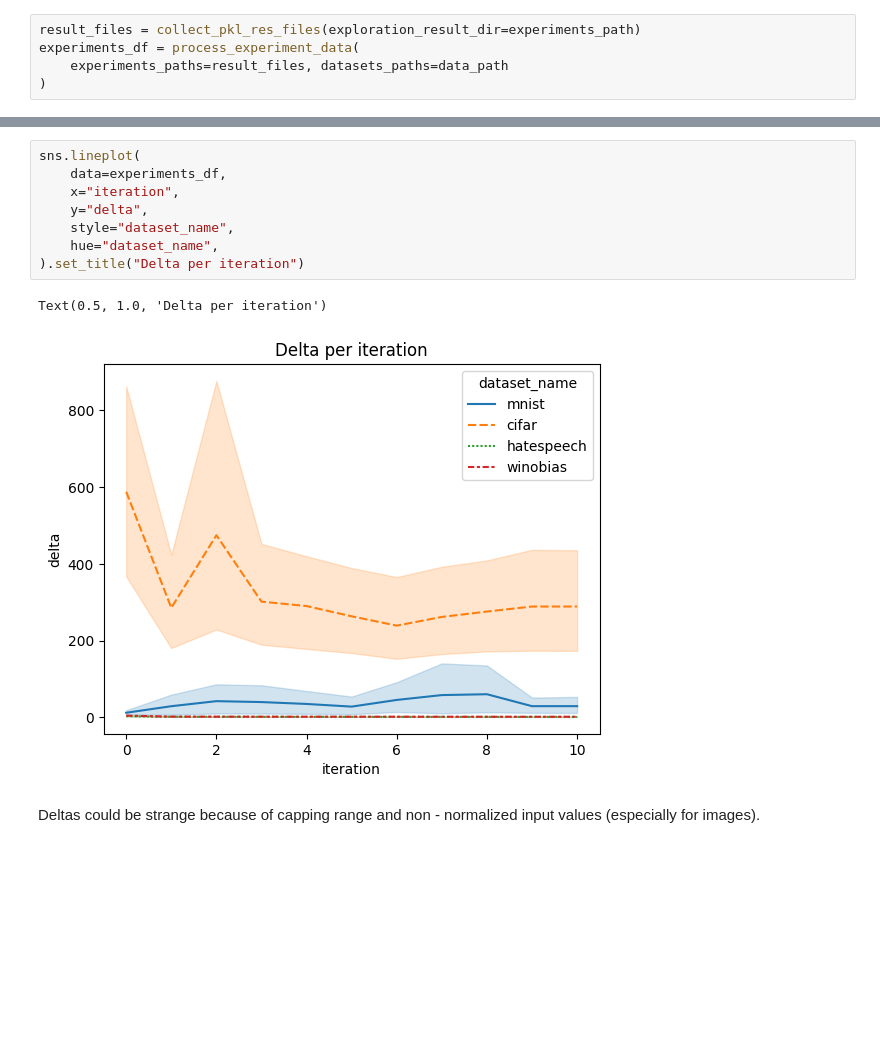
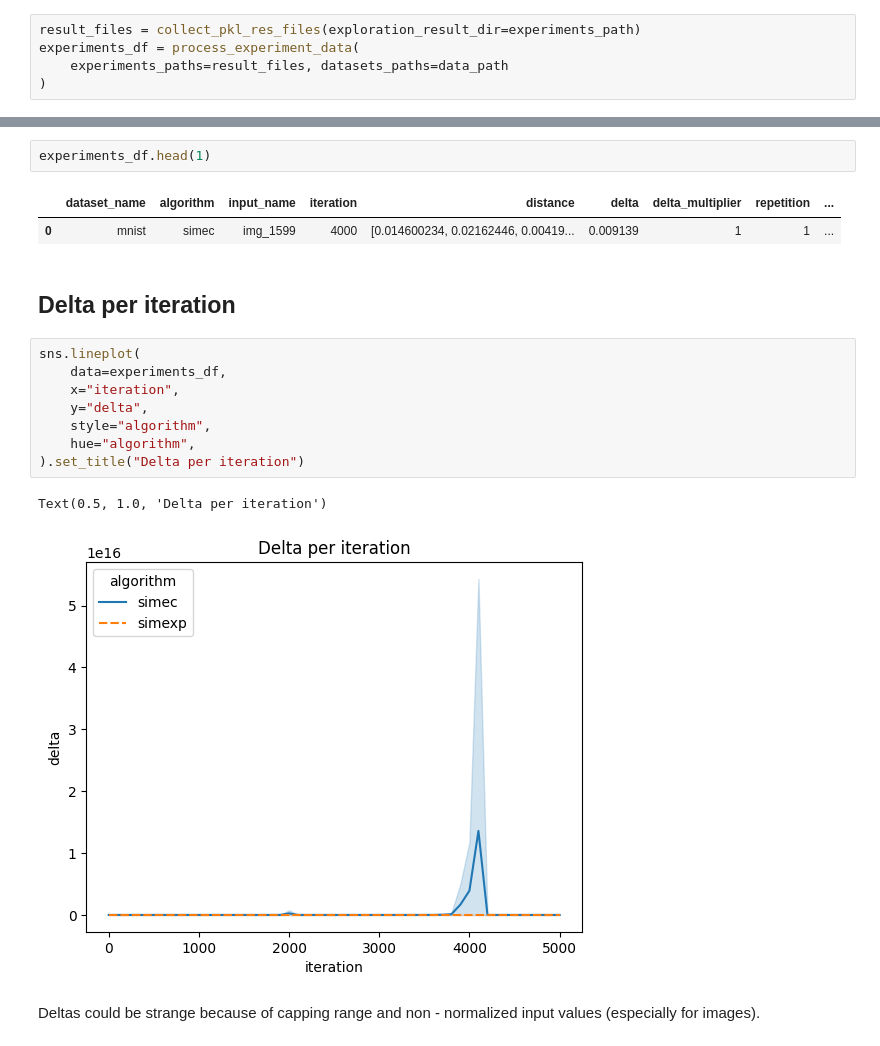
Before and after one commit to alessiomarta/transformers_equivalence_classes, a Jupyter notebook: notebooks/exploration-analysis.ipynb, the cells around one changed output, grey strips where cells are left out. Saved outputs shown, nothing was run; the diff lists cells and outputs as text; blank space fills up the shorter version.

```diff
--- a/notebooks/exploration-analysis.ipynb
+++ b/notebooks/exploration-analysis.ipynb
@@ -259,14 +254,21 @@ memory usage: 1.6+ MB
+# %%
+experiments_df.head(1)
+# %% [output]
+|  | dataset_name | algorithm | input_name | iteration | distance | delta | delta_multiplier | repetition | ... |
+| 0 | mnist | simec | img_1599 | 4000 | [0.014600234, 0.02162446, 0.00419... | 0.009139 | 1 | 1 | ... |
+# %% [markdown]
+## Delta per iteration
 # %%
 sns.lineplot(
     data=experiments_df,
     x="iteration",
     y="delta",
-    style="dataset_name",
-    hue="dataset_name",
+    style="algorithm",
+    hue="algorithm",
 ).set_title("Delta per iteration")
 # %% [output]
 Text(0.5, 1.0, 'Delta per iteration')
-[figure, old version]
+[figure, new version]
 # %% [markdown]
 Deltas could be strange because of capping range and non - normalized input values (especially for images).
 # %%
```
Also changed, not shown: parts of 20 cells of this notebook, 2 other files.
